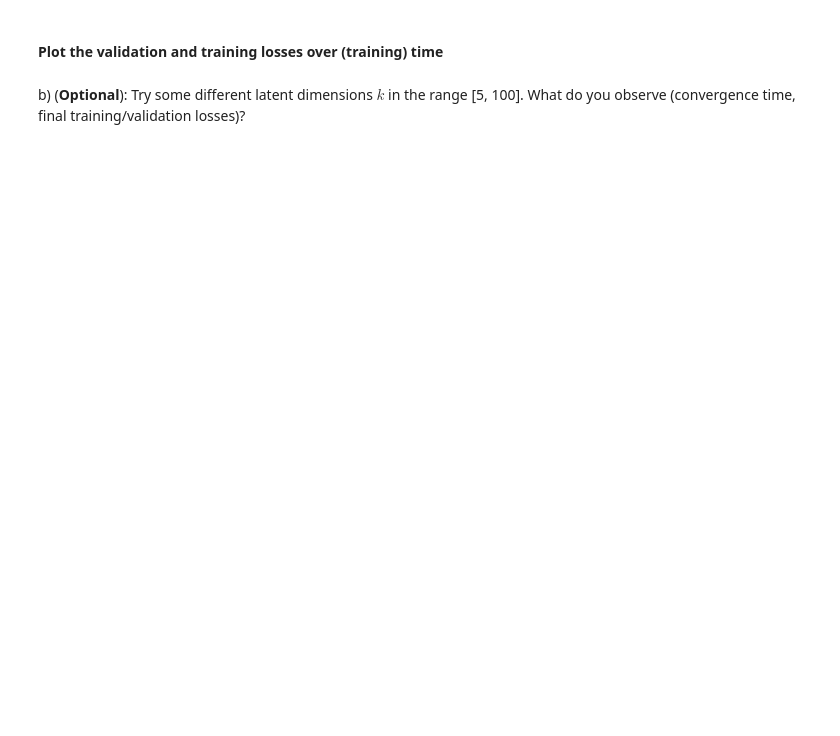
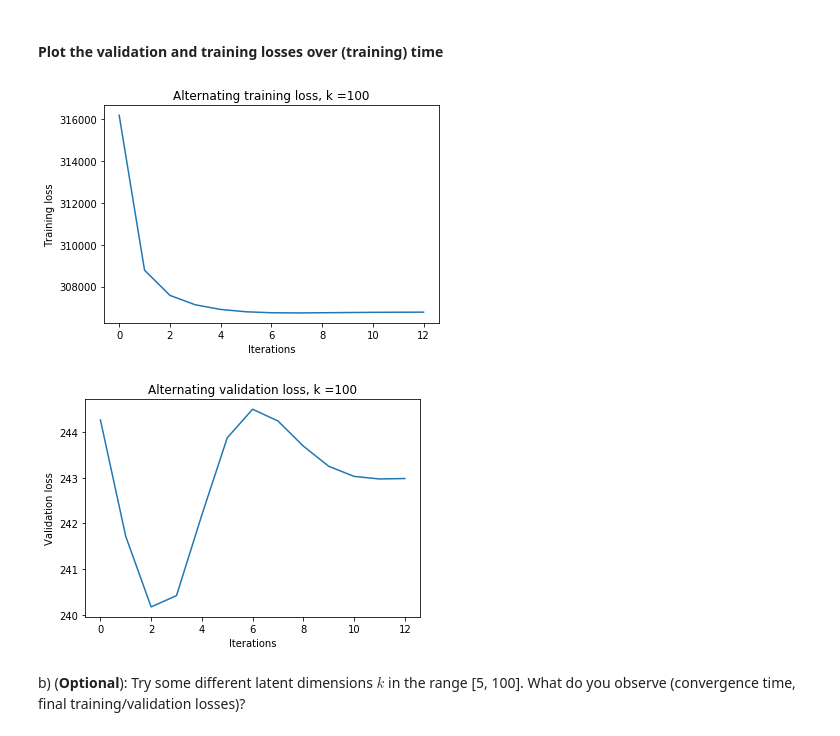
Before and after one commit to karimtemsah/Mining-Massive-datasets, a Jupyter notebook: task_02/task_02_rating_prediction.ipynb, the cells around one changed output. Drawn from its saved outputs; the diff is of its cells as text; code cells hidden in the pictures; blank space fills up the shorter version.

Commit message:
adding alternating optimizations

```diff
--- a/task_02/task_02_rating_prediction.ipynb
+++ b/task_02/task_02_rating_prediction.ipynb
@@ -396,3 +430,20 @@ Q_a, P_a, val_l_a, tr_l_a, conv_a = latent_factor_alternating_optimization(M_shi
+# %%
+
+### YOUR PLOTTING CODE HERE ###
+x_axis = np.arange(0,len(tr_l_a[1:]),1)
+plt.plot(x_axis, tr_l_a[1:])
+plt.xlabel('Iterations')
+plt.ylabel('Training loss')
+plt.title('Alternating training loss, k =100')
+plt.show()
+plt.plot(x_axis, val_l_a[1:])
+plt.xlabel('Iterations')
+plt.ylabel('Validation loss')
+plt.title('Alternating validation loss, k =100')
+plt.show()
+# %% [output]
+[figure, added]
+[figure, added]
 # %% [markdown]
 b) (**Optional**): Try some different latent dimensions $k$ in the range [5, 100]. What do you observe (convergence time, final training/validation losses)?
 # %%
```
Also changed, not shown: parts of 7 cells of this notebook.
